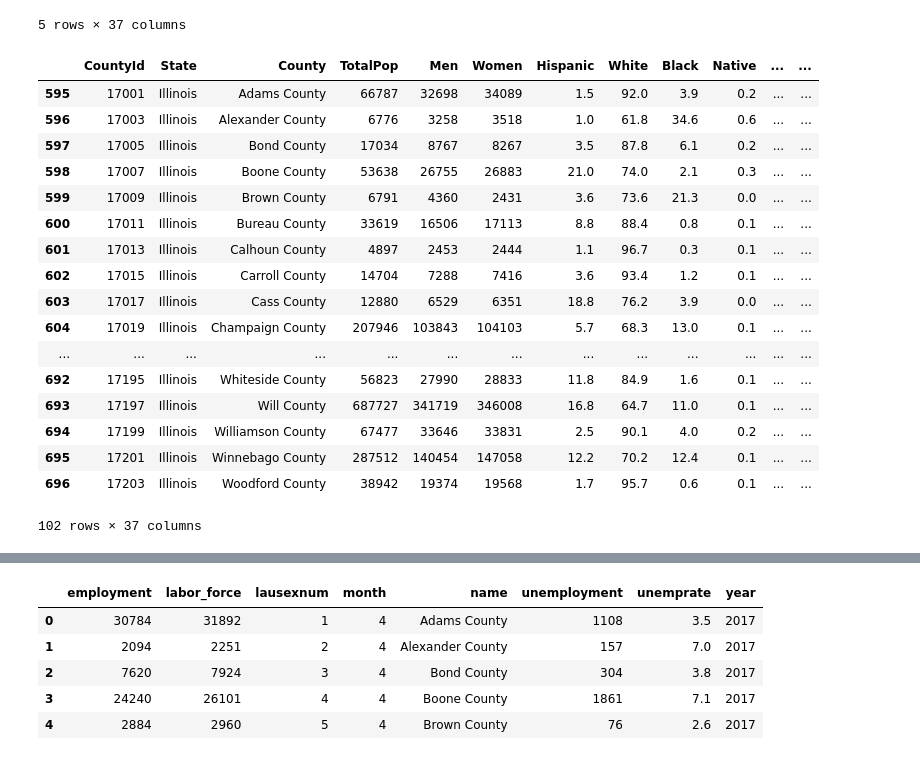
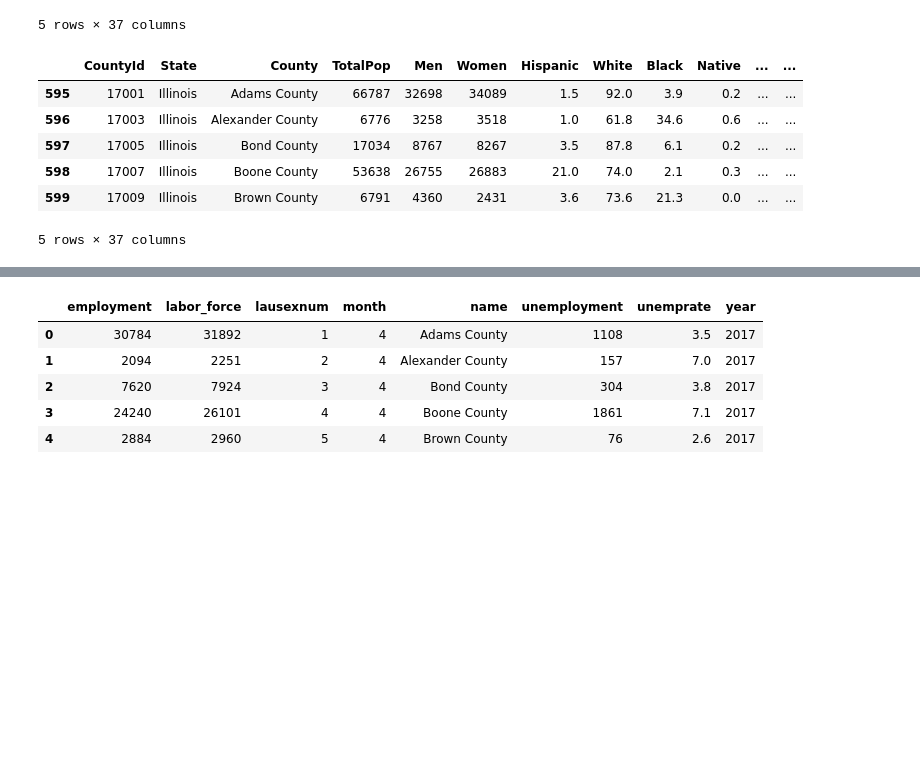
Before and after one commit to rkhebbar/Project-2, a Jupyter notebook: Illinois_data.ipynb, the cells around one changed output, grey strips where cells are left out. Cells and saved outputs as stored; diff of their text form; code cells hidden in the pictures; blank space fills up the shorter version.

```diff
--- a/Illinois_data.ipynb
+++ b/Illinois_data.ipynb
@@ -15,24 +16,13 @@ demo_df.head()
 5 rows × 37 columns
 # %%
 new_demo_df = demo_df.loc[demo_df['State'] == 'Illinois']
-new_demo_df
+new_demo_df.head()
 # %% [output]
 |  | CountyId | State | County | TotalPop | Men | Women | Hispanic | White | Black | Native | ... | ... |
 | 595 | 17001 | Illinois | Adams County | 66787 | 32698 | 34089 | 1.5 | 92.0 | 3.9 | 0.2 | ... | ... |
 | 596 | 17003 | Illinois | Alexander County | 6776 | 3258 | 3518 | 1.0 | 61.8 | 34.6 | 0.6 | ... | ... |
 | 597 | 17005 | Illinois | Bond County | 17034 | 8767 | 8267 | 3.5 | 87.8 | 6.1 | 0.2 | ... | ... |
 | 598 | 17007 | Illinois | Boone County | 53638 | 26755 | 26883 | 21.0 | 74.0 | 2.1 | 0.3 | ... | ... |
 | 599 | 17009 | Illinois | Brown County | 6791 | 4360 | 2431 | 3.6 | 73.6 | 21.3 | 0.0 | ... | ... |
-| 600 | 17011 | Illinois | Bureau County | 33619 | 16506 | 17113 | 8.8 | 88.4 | 0.8 | 0.1 | ... | ... |
-| 601 | 17013 | Illinois | Calhoun County | 4897 | 2453 | 2444 | 1.1 | 96.7 | 0.3 | 0.1 | ... | ... |
-| 602 | 17015 | Illinois | Carroll County | 14704 | 7288 | 7416 | 3.6 | 93.4 | 1.2 | 0.1 | ... | ... |
-| 603 | 17017 | Illinois | Cass County | 12880 | 6529 | 6351 | 18.8 | 76.2 | 3.9 | 0.0 | ... | ... |
-| 604 | 17019 | Illinois | Champaign County | 207946 | 103843 | 104103 | 5.7 | 68.3 | 13.0 | 0.1 | ... | ... |
-| ... | ... | ... | ... | ... | ... | ... | ... | ... | ... | ... | ... | ... |
-| 692 | 17195 | Illinois | Whiteside County | 56823 | 27990 | 28833 | 11.8 | 84.9 | 1.6 | 0.1 | ... | ... |
-| 693 | 17197 | Illinois | Will County | 687727 | 341719 | 346008 | 16.8 | 64.7 | 11.0 | 0.1 | ... | ... |
-| 694 | 17199 | Illinois | Williamson County | 67477 | 33646 | 33831 | 2.5 | 90.1 | 4.0 | 0.2 | ... | ... |
-| 695 | 17201 | Illinois | Winnebago County | 287512 | 140454 | 147058 | 12.2 | 70.2 | 12.4 | 0.1 | ... | ... |
-| 696 | 17203 | Illinois | Woodford County | 38942 | 19374 | 19568 | 1.7 | 95.7 | 0.6 | 0.1 | ... | ... |
-102 rows × 37 columns
+5 rows × 37 columns
 # %%
```
Also changed, not shown: parts of 13 cells of this notebook, 1 other file.
